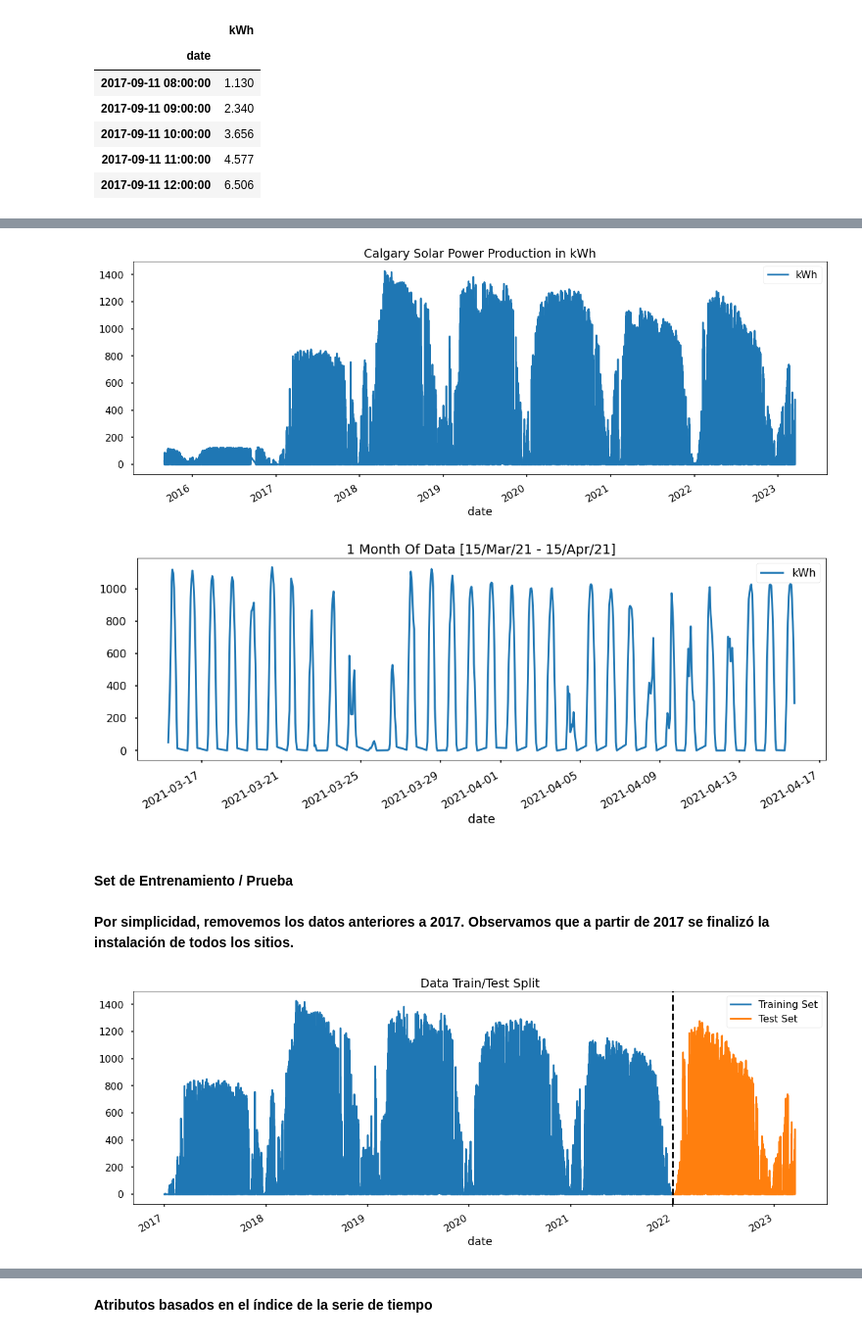
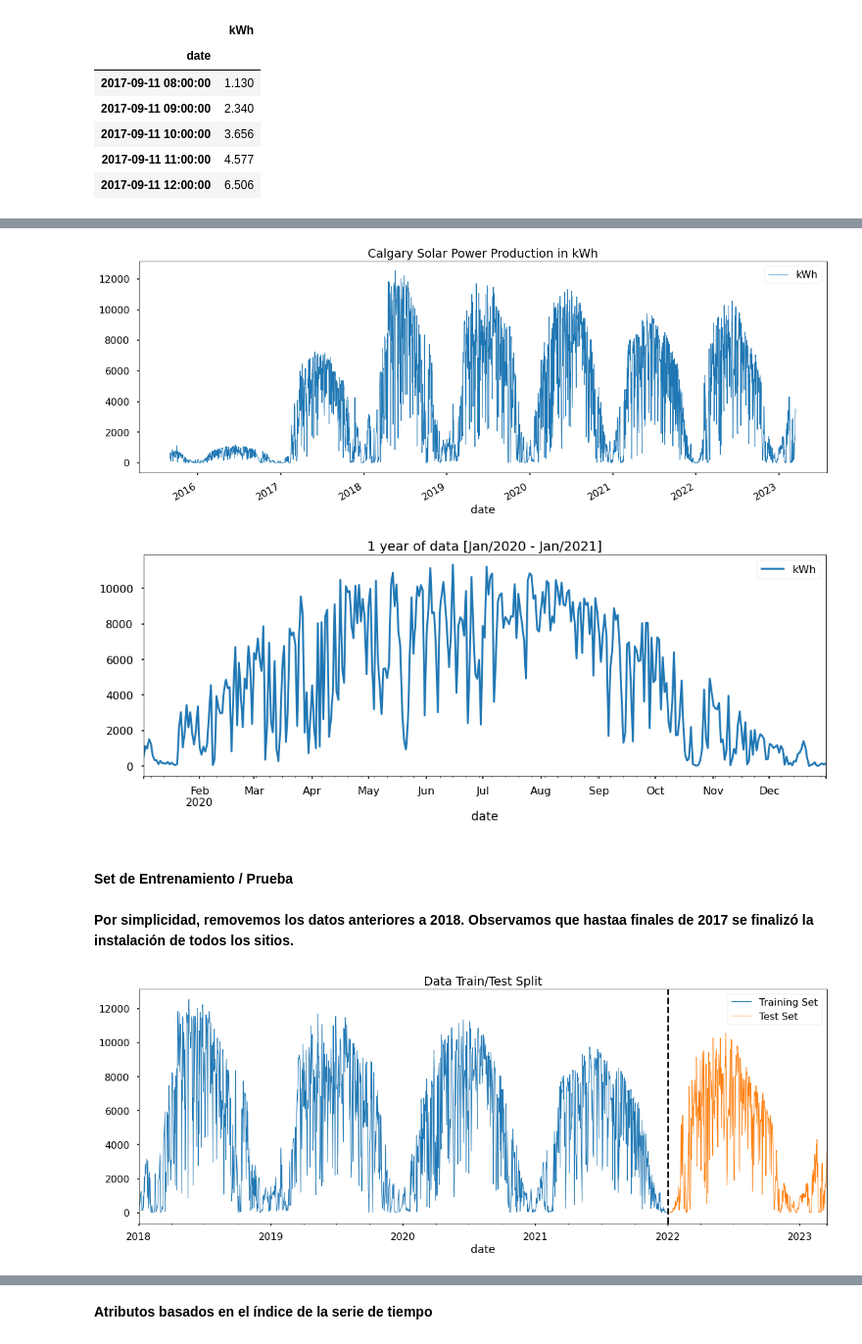
Before and after one commit to ivnlee/project-timeseries, a Jupyter notebook: notebooks/solar_power_analysis.ipynb, the cells around one changed output, grey strips where cells are left out. Shown at 98% size. Saved outputs shown, nothing was run; the diff lists cells and outputs as text; code cells hidden in the pictures.

```diff
--- a/notebooks/solar_power_analysis.ipynb
+++ b/notebooks/solar_power_analysis.ipynb
@@ -123,7 +125,10 @@ df_pw.head()
 # %%
-count_date = df_pw.groupby('date')['kWh'].sum()
+count_date = df_pw.groupby(df_pw.index.date)['kWh'].sum()
 
 pw_clean = pd.DataFrame(count_date)
+pw_clean['date'] = pd.to_datetime(pw_clean.index)
+pw_clean = pw_clean.set_index('date')
+
 pw_clean.head()
 # %% [output]
 |  | kWh |
@@ -147,35 +141,33 @@ memory usage: 565.5 KB
 # %%
-plt.style.use('seaborn-poster')
-pw_clean.plot(style='-',
-        figsize=(20, 7),
-        title='Calgary Solar Power Production in kWh')
+pw_clean.plot(style='-', figsize=(20, 7), lw=1,
+              title='Calgary Solar Power Production in kWh')
 plt.show()
 # %% [output]
-[figure, old version]
+[figure, new version]
 # %%
-pw_clean.loc[(pw_clean.index > '03-15-2021 07:00:00') & (pw_clean.index < '04-15-2021 19:00:00')] \
-    .plot(style='-', figsize=(18, 6), title='1 Month Of Data [15/Mar/21 - 15/Apr/21]')
+pw_clean.loc[(pw_clean.index > '2020-01-01') & (pw_clean.index < '2021-01-01')] \
+    .plot(style='-', figsize=(18, 6), title='1 year of data [Jan/2020 - Jan/2021]')
 plt.show()
 # %% [output]
-[figure, old version]
+[figure, new version]
 # %% [markdown]
 #### Set de Entrenamiento / Prueba
 # %% [markdown]
-**Por simplicidad, removemos los datos anteriores a 2017. Observamos que a partir de 2017 se finalizó la instalación de todos los sitios.**
+**Por simplicidad, removemos los datos anteriores a 2018. Observamos que hastaa finales de 2017 se finalizó la instalación de todos los sitios.**
 # %%
 # remove data prior to 2017
-pw_clean = pw_clean.loc[pw_clean.index >= '01-01-2017']
+pw_clean = pw_clean.loc[pw_clean.index >= '01-01-2018']
 
-# test/train split
+# test/train split 80% - 20%
 train = pw_clean.loc[pw_clean.index < '01-01-2022']
 test = pw_clean.loc[pw_clean.index >= '01-01-2022']
 
 fig, ax = plt.subplots(figsize=(20, 7))
-train.plot(ax=ax, style='-', label='Training Set', title='Data Train/Test Split')
-test.plot(ax=ax, style='-', label='Test Set')
+train.plot(ax=ax, style='-', lw=1, label='Training Set', title='Data Train/Test Split')
+test.plot(ax=ax, style='-', lw=1, label='Test Set')
 ax.axvline('01-01-2022', color='black', ls='--')
 ax.legend(['Training Set', 'Test Set'])
 plt.show()
 # %% [output]
-[figure, old version]
+[figure, new version]
 # %% [markdown]
```
Also changed, not shown: parts of 35 cells of this notebook.
